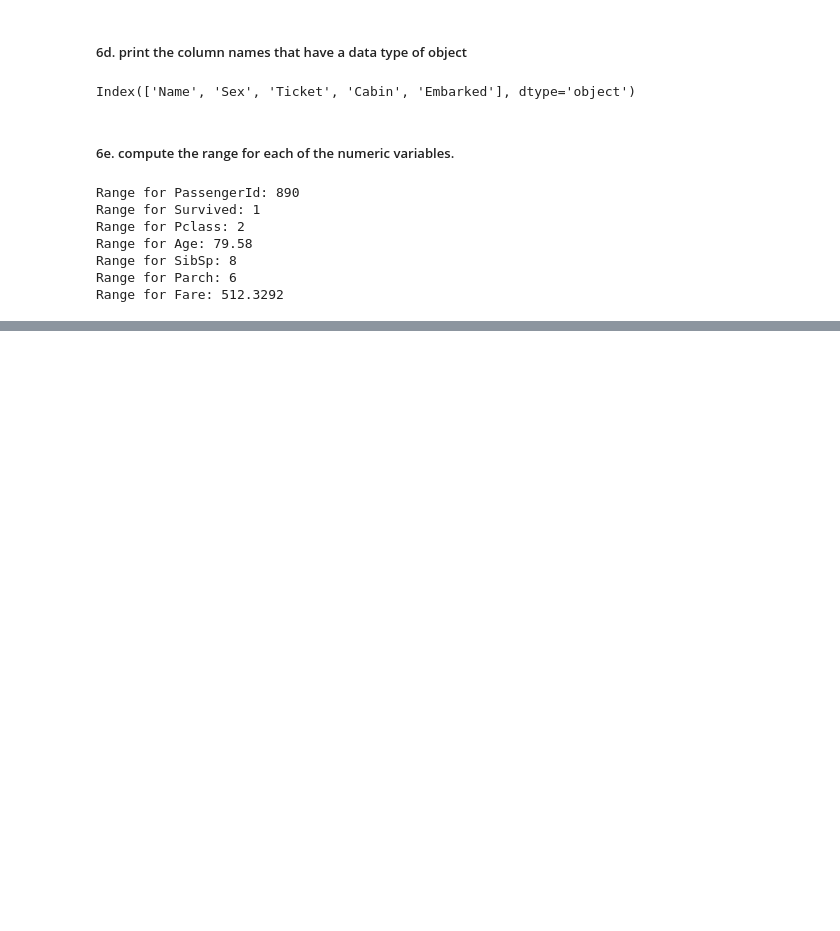
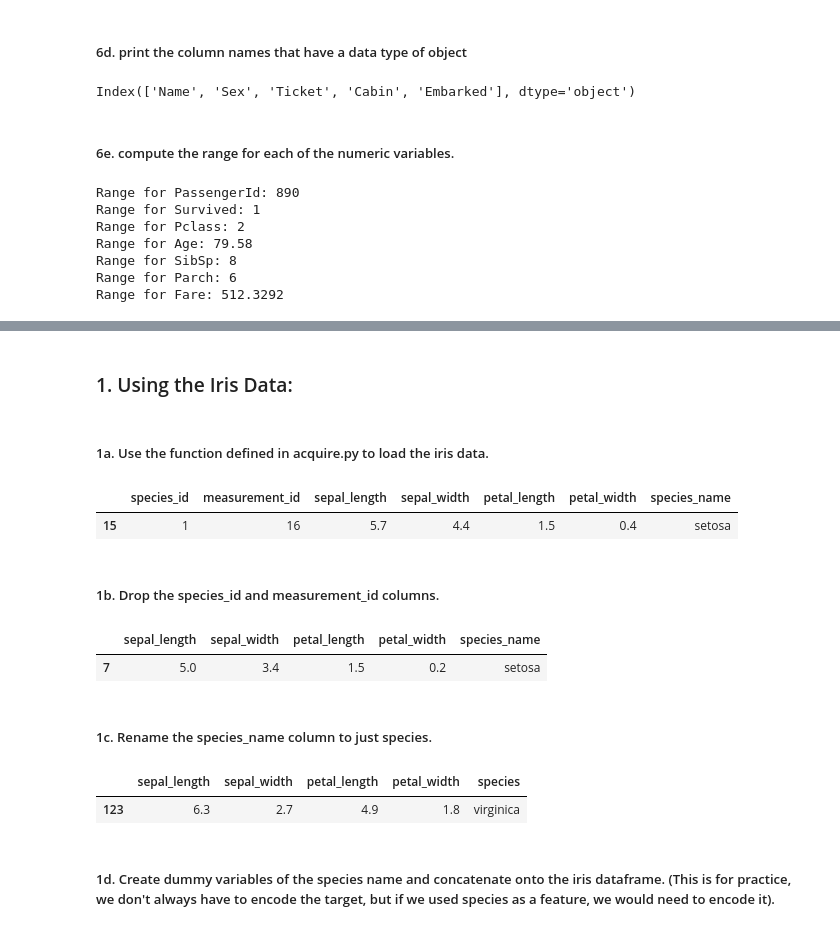
Before and after one commit to Jared-Wood135/classification-exercises, a Jupyter notebook: classification_exercises.ipynb, the cells around one changed output, grey strips where cells are left out. Saved outputs shown, nothing was run; the diff lists cells and outputs as text; code cells hidden in the pictures; blank space fills up the shorter version.

```diff
--- a/classification_exercises.ipynb
+++ b/classification_exercises.ipynb
@@ -306,0 +255,28 @@ telco_df.sample()
+# %% [markdown]
+### 1. Using the Iris Data:
+# %% [markdown]
+##### 1a. Use the function defined in acquire.py to load the iris data.
+# %%
+iris_db = acquire.get_iris_data()
+iris_db.sample()
+# %% [output]
+|  | species_id | measurement_id | sepal_length | sepal_width | petal_length | petal_width | species_name |
+| 15 | 1 | 16 | 5.7 | 4.4 | 1.5 | 0.4 | setosa |
+# %% [markdown]
+##### 1b. Drop the species_id and measurement_id columns.
+# %%
+iris_db = iris_db.drop(columns=['species_id', 'measurement_id'])
+iris_db.sample()
+# %% [output]
+|  | sepal_length | sepal_width | petal_length | petal_width | species_name |
+| 7 | 5.0 | 3.4 | 1.5 | 0.2 | setosa |
+# %% [markdown]
+##### 1c. Rename the species_name column to just species.
+# %%
+iris_db = iris_db.rename(columns={'species_name' : 'species'})
+iris_db.sample()
+# %% [output]
+|  | sepal_length | sepal_width | petal_length | petal_width | species |
+| 123 | 6.3 | 2.7 | 4.9 | 1.8 | virginica |
+# %% [markdown]
+##### 1d. Create dummy variables of the species name and concatenate onto the iris dataframe. (This is for practice, we don't always have to encode the target, but if we used species as a feature, we would need to encode it).
```
Also changed, not shown: parts of 61 cells of this notebook, 1 other file.
